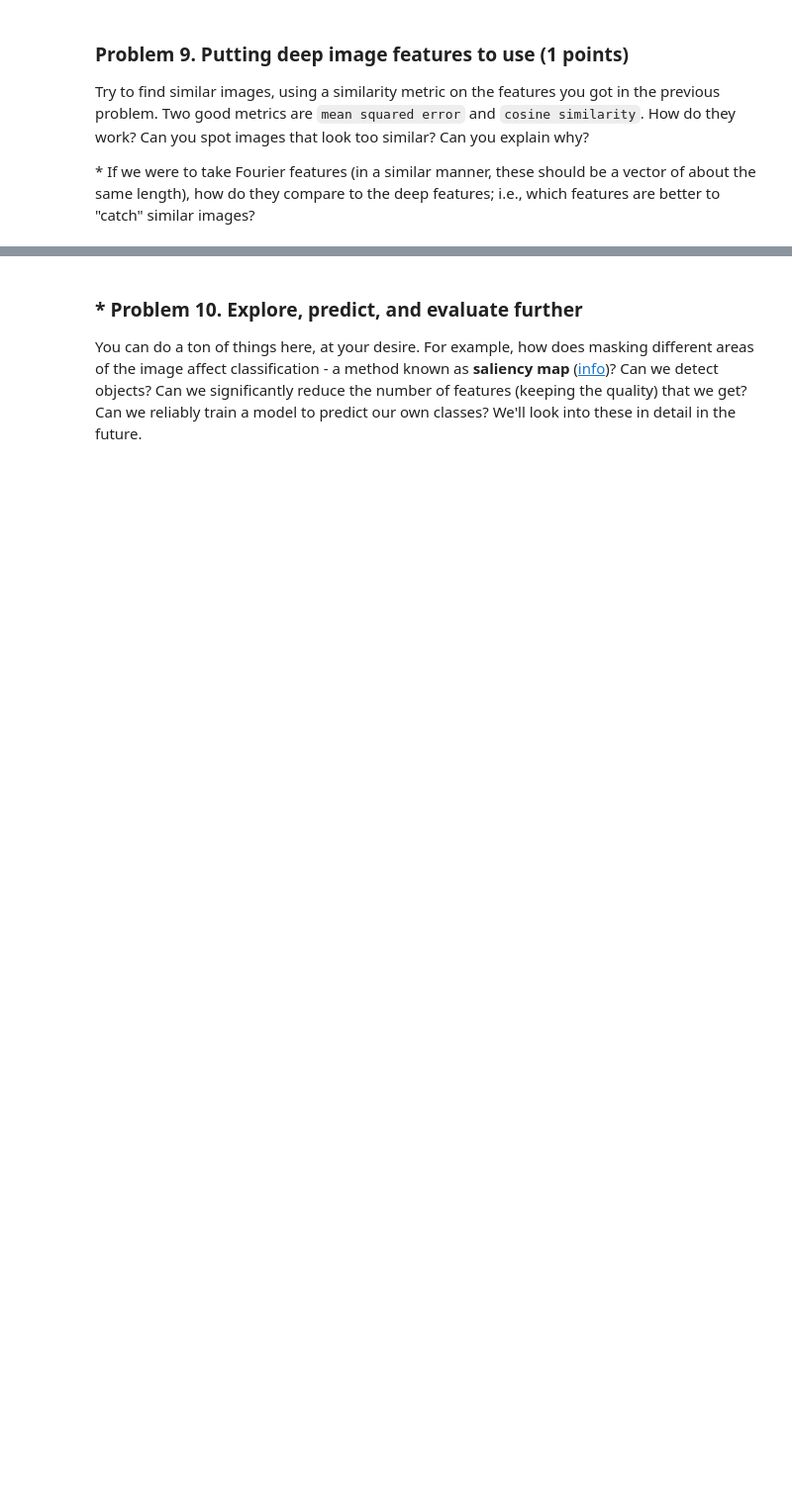
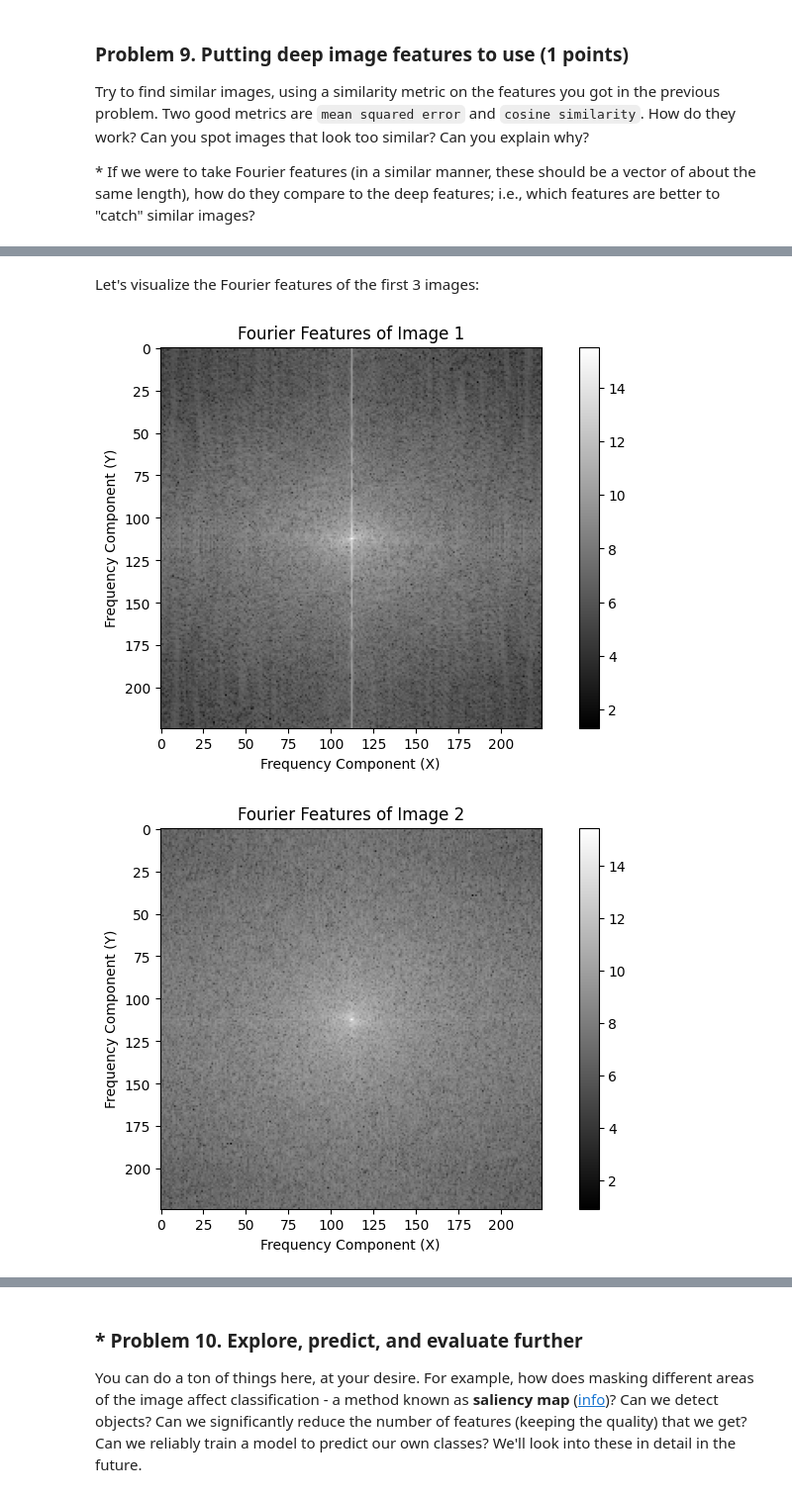
Before and after one commit to GalkaKG/Data-Science, a Jupyter notebook: 04. Working with Images/04.Working-with-Images-Lab/Working with Images Lab.ipynb, the cells around one changed output, grey strips where cells are left out. Shown at 99% size. Drawn from its saved outputs; the diff is of its cells as text; code cells hidden in the pictures; blank space fills up the shorter version.

```diff
--- a/04. Working with Images/04.Working-with-Images-Lab/Working with Images Lab.ipynb
+++ b/04. Working with Images/04.Working-with-Images-Lab/Working with Images Lab.ipynb
@@ -421,0 +626,25 @@ Try to find similar images, using a similarity metric on the features you got in
+# %%
+from sklearn.metrics import mean_squared_error
+
+# Compute the pairwise MSE matrix
+mse_matrix = np.zeros((features.shape[0], features.shape[0]))
+for i in range(features.shape[0]):
+    for j in range(features.shape[0]):
+        mse_matrix[i, j] = mean_squared_error(features[i], features[j])
+
+# Find the most similar image pairs based on MSE
+def find_similar_images_mse(mse_matrix, top_n=5):
+    similar_images = []
+    num_images = mse_matrix.shape[0]
+    for i in range(num_images):
+        # Get indices of the top_n most similar images (excluding self)
+        similar_indices = np.argsort(mse_matrix[i])[:top_n+1]
+        for idx in similar_indices:
+            if idx != i:  # Avoid self-comparison
+                similar_images.append((i, idx, mse_matrix[i, idx]))
+    return similar_images
+
+# Find and print similar images
+similar_images_mse = find_similar_images_mse(mse_matrix)
+for img1, img2, mse in similar_images_mse:
+    print(f"Image {img1} and Image {img2} have an MSE of {mse:.4f}")
@@ -421,0 +711,14 @@ Try to find similar images, using a similarity metric on the features you got in
+# %% [markdown]
+Let's visualize the Fourier features of the first 3 images:
+# %%
+for i in range(3):
+    plt.figure(figsize=(10, 5))
+    plt.title(f'Fourier Features of Image {i+1}')
+    plt.imshow(np.log1p(loaded_fourier_features[i].reshape(image_height, image_width)), cmap='gray')
+    plt.colorbar()
+    plt.xlabel('Frequency Component (X)')
+    plt.ylabel('Frequency Component (Y)')
+    plt.show()
+# %% [output]
+[figure, added]
+[figure, added]
```
Also changed, not shown: parts of 14 cells of this notebook, 2 other files.
